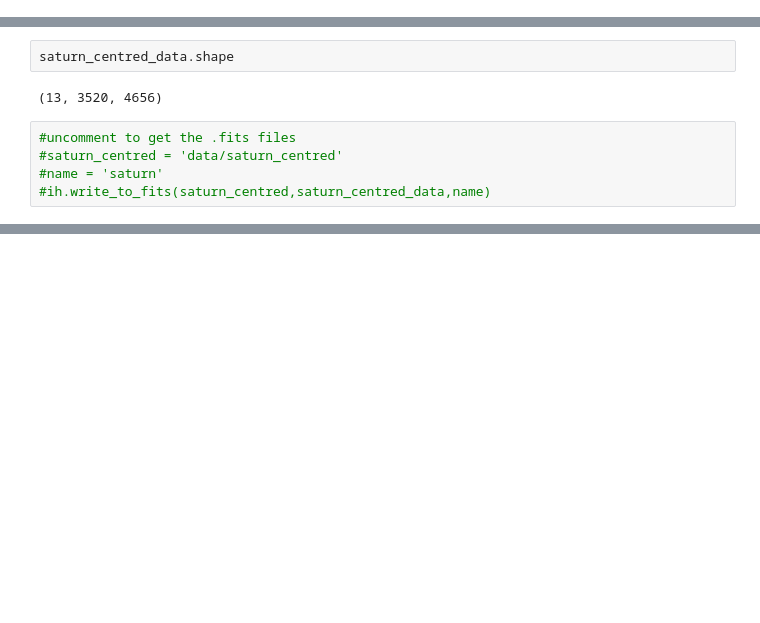
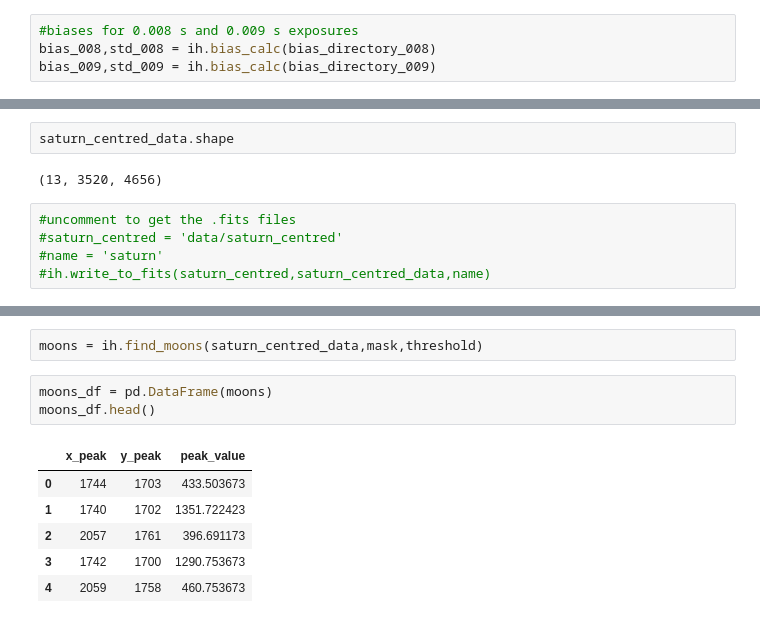
Before and after one commit to DIaDaynaDay/jupiter-insight, a Jupyter notebook: saturn_centering .ipynb, the cells around one changed output, grey strips where cells are left out. Drawn from its saved outputs; the diff is of its cells as text; blank space fills up the shorter version.

```diff
--- a/saturn_centering .ipynb
+++ b/saturn_centering .ipynb
@@ -9,0 +16,4 @@ import insight as ih
+# %%
+#biases for 0.008 s and 0.009 s exposures
+bias_008,std_008 = ih.bias_calc(bias_directory_008)
+bias_009,std_009 = ih.bias_calc(bias_directory_009)
@@ -51,0 +92,12 @@ saturn_centred_data.shape
+# %%
+moons = ih.find_moons(saturn_centred_data,mask,threshold)
+# %%
+moons_df = pd.DataFrame(moons)
+moons_df.head()
+# %% [output]
+|  | x_peak | y_peak | peak_value |
+| 0 | 1744 | 1703 | 433.503673 |
+| 1 | 1740 | 1702 | 1351.722423 |
+| 2 | 2057 | 1761 | 396.691173 |
+| 3 | 1742 | 1700 | 1290.753673 |
+| 4 | 2059 | 1758 | 460.753673 |
```
Also changed, not shown: parts of 14 cells of this notebook, 4 other files.
